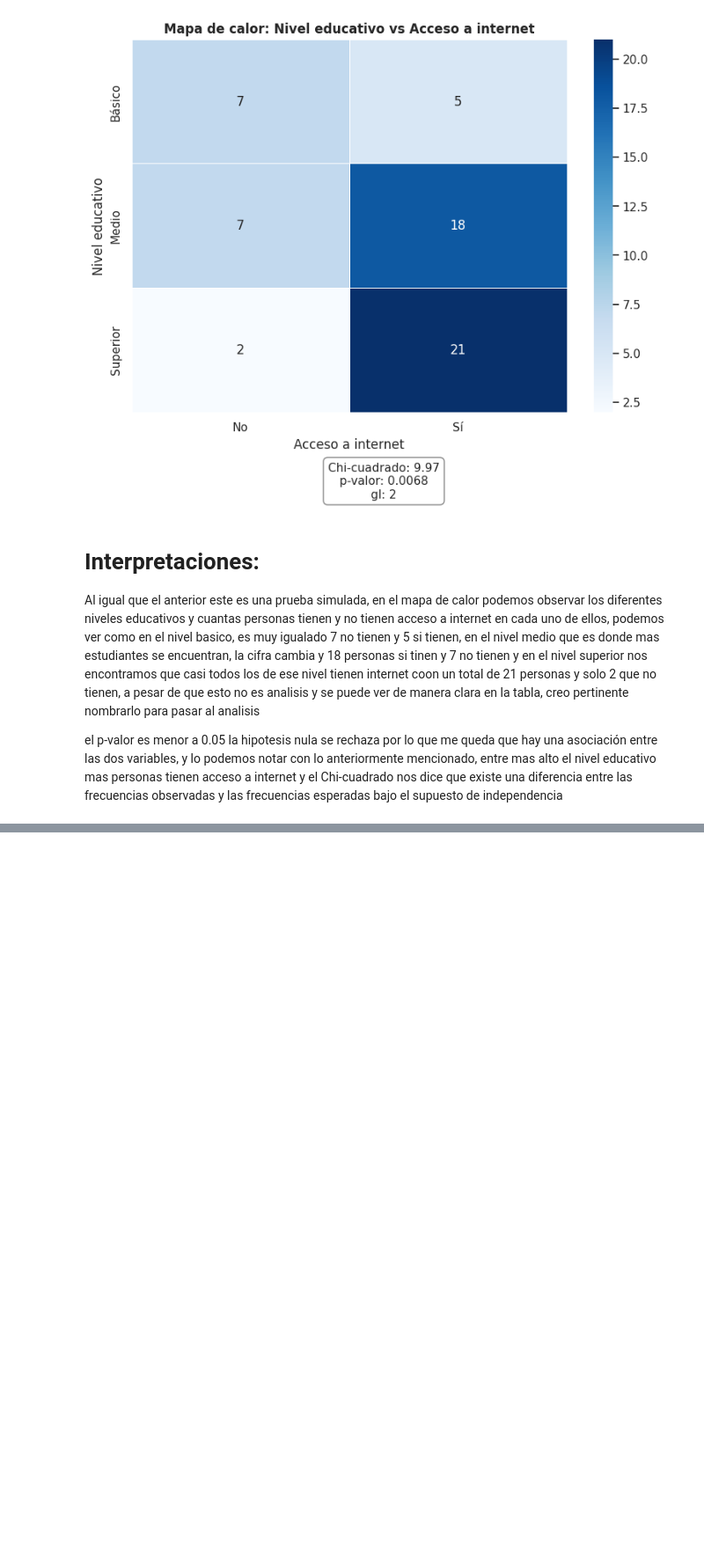
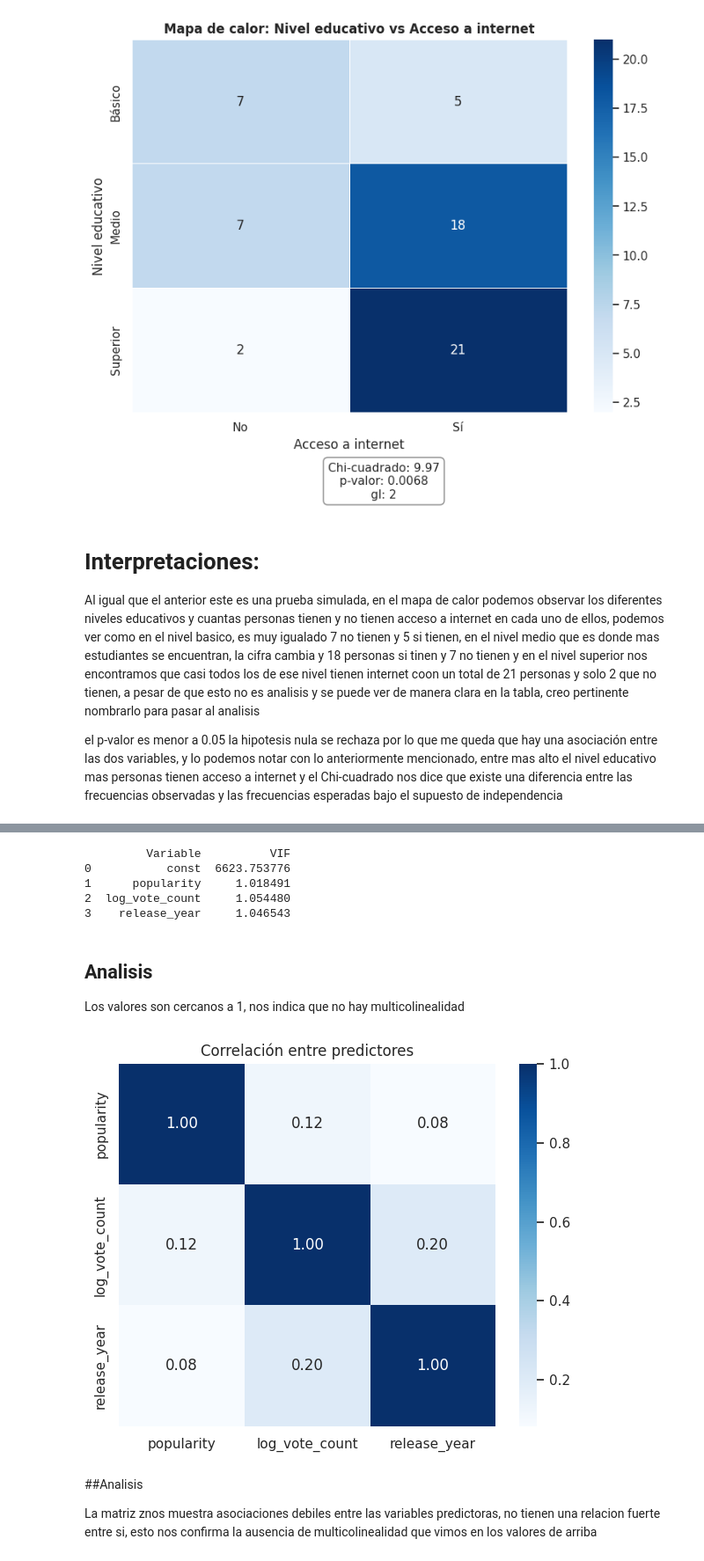
Before and after one commit to cmosquera15/Entregas-Fundamentos-de-Ciencia-de-Datos-2026.1, a Jupyter notebook: sesiones_practicas/sp_2_jose_miguel_correa_y_camilo_mosquera.ipynb, the cells around one changed output, grey strips where cells are left out. Shown at 88% size. Cells and saved outputs as stored; diff of their text form; code cells hidden in the pictures; blank space fills up the shorter version.

```diff
--- a/sesiones_practicas/sp_2_jose_miguel_correa_y_camilo_mosquera.ipynb
+++ b/sesiones_practicas/sp_2_jose_miguel_correa_y_camilo_mosquera.ipynb
@@ -401,0 +467,30 @@ el p-valor es menor a 0.05 la hipotesis nula se rechaza por lo que me queda que
+# %%
+from statsmodels.stats.outliers_influence import variance_inflation_factor
+
+vif = pd.DataFrame()
+vif["Variable"] = X_const.columns
+vif["VIF"] = [variance_inflation_factor(X_const.values, i) for i in range(X_const.shape[1])]
+
+print(vif)
+# %% [output]
+         Variable          VIF
+0           const  6623.753776
+1      popularity     1.018491
+2  log_vote_count     1.054480
+3    release_year     1.046543
+# %% [markdown]
+## Analisis
+
+Los valores son cercanos a 1, nos indica que no hay multicolinealidad
+# %%
+plt.figure(figsize=(6,5))
+sns.heatmap(X.corr(), annot=True, cmap="Blues", fmt=".2f")
+plt.title("Correlación entre predictores")
+plt.tight_layout()
+plt.show()
+# %% [output]
+[figure, added]
+# %% [markdown]
+##Analisis
+
+La matriz znos muestra asociaciones debiles entre las variables predictoras, no tienen una relacion fuerte entre si, esto nos confirma la ausencia de multicolinealidad que vimos en los valores de arriba
```
Also changed, not shown: parts of 8 cells of this notebook.
